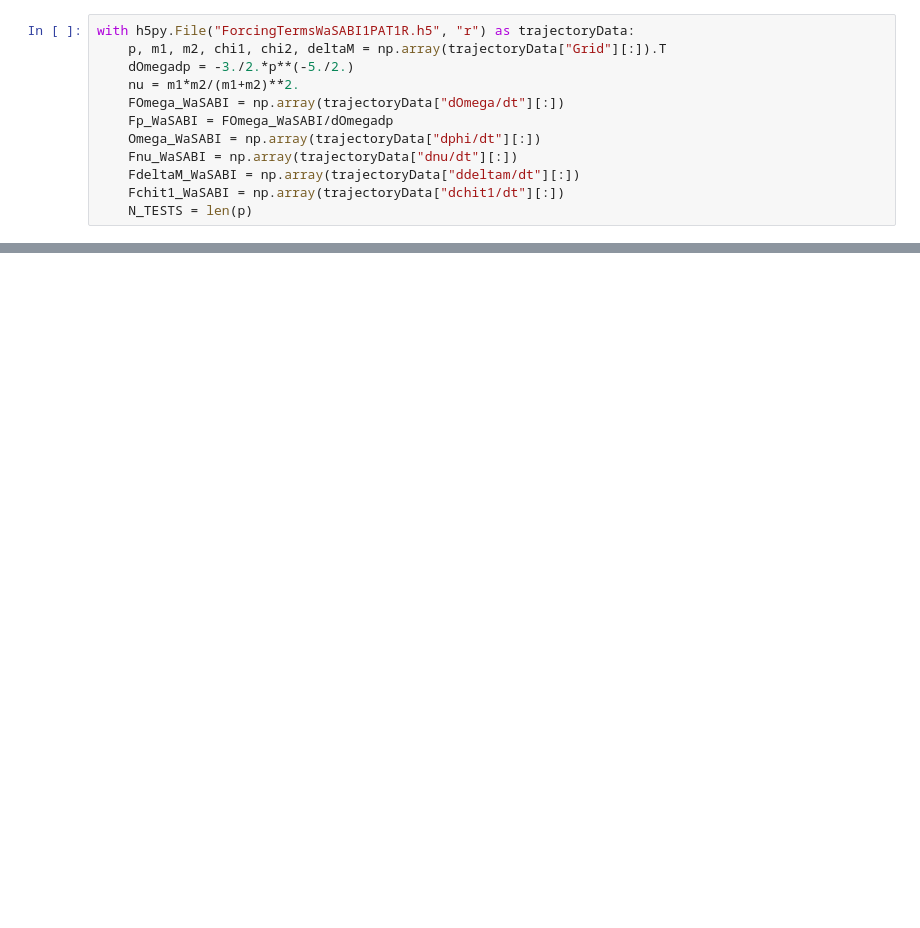
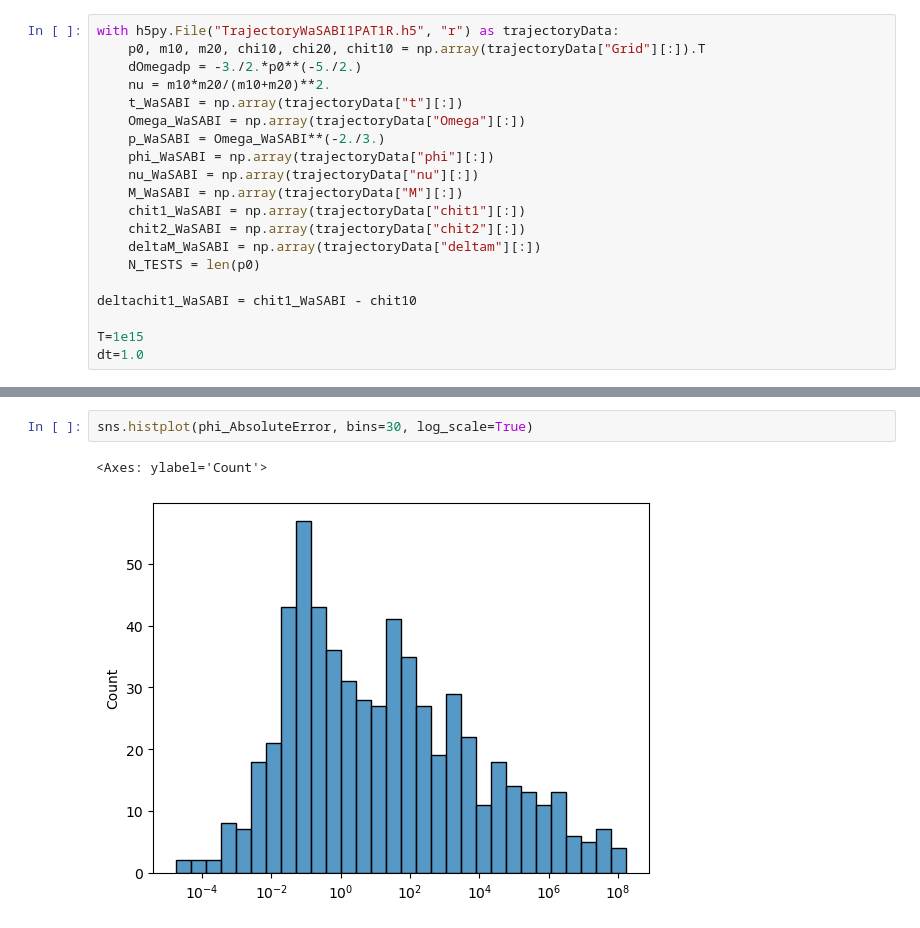
Before and after one commit to joshbmat/Few_1PAT1R_Scripts, a Jupyter notebook: validation/TrajectoryValidation/ODE.ipynb, the cells around one changed output, grey strips where cells are left out. Cells and saved outputs as stored; diff of their text form; blank space fills up the shorter version.

Commit message:
Adding trajectory validation

```diff
--- a/validation/TrajectoryValidation/ODE.ipynb
+++ b/validation/TrajectoryValidation/ODE.ipynb
@@ -15,13 +59,21 @@ ode = Trajectory1PAT1R()
 # %%
-with h5py.File("ForcingTermsWaSABI1PAT1R.h5", "r") as trajectoryData:
-    p, m1, m2, chi1, chi2, deltaM = np.array(trajectoryData["Grid"][:]).T
-    dOmegadp = -3./2.*p**(-5./2.)
-    nu = m1*m2/(m1+m2)**2.
-    FOmega_WaSABI = np.array(trajectoryData["dOmega/dt"][:])
-    Fp_WaSABI = FOmega_WaSABI/dOmegadp
-    Omega_WaSABI = np.array(trajectoryData["dphi/dt"][:])
-    Fnu_WaSABI = np.array(trajectoryData["dnu/dt"][:])
-    FdeltaM_WaSABI = np.array(trajectoryData["ddeltam/dt"][:])
-    Fchit1_WaSABI = np.array(trajectoryData["dchit1/dt"][:])
-    N_TESTS = len(p)
+with h5py.File("TrajectoryWaSABI1PAT1R.h5", "r") as trajectoryData:
+    p0, m10, m20, chi10, chi20, chit10 = np.array(trajectoryData["Grid"][:]).T
+    dOmegadp = -3./2.*p0**(-5./2.)
+    nu = m10*m20/(m10+m20)**2.
+    t_WaSABI = np.array(trajectoryData["t"][:])
+    Omega_WaSABI = np.array(trajectoryData["Omega"][:])
+    p_WaSABI = Omega_WaSABI**(-2./3.)
+    phi_WaSABI = np.array(trajectoryData["phi"][:])
+    nu_WaSABI = np.array(trajectoryData["nu"][:])
+    M_WaSABI = np.array(trajectoryData["M"][:])
+    chit1_WaSABI = np.array(trajectoryData["chit1"][:])
+    chit2_WaSABI = np.array(trajectoryData["chit2"][:])
+    deltaM_WaSABI = np.array(trajectoryData["deltam"][:])
+    N_TESTS = len(p0)
+
+deltachit1_WaSABI = chit1_WaSABI - chit10
+
+T=1e15
+dt=1.0
 # %%
@@ -49,0 +134,5 @@ plt.show()
+# %%
+sns.histplot(phi_AbsoluteError, bins=30, log_scale=True)
+# %% [output]
+<Axes: ylabel='Count'>
+[figure, added]
```
Also changed, not shown: parts of 21 cells of this notebook, 3 other files.
